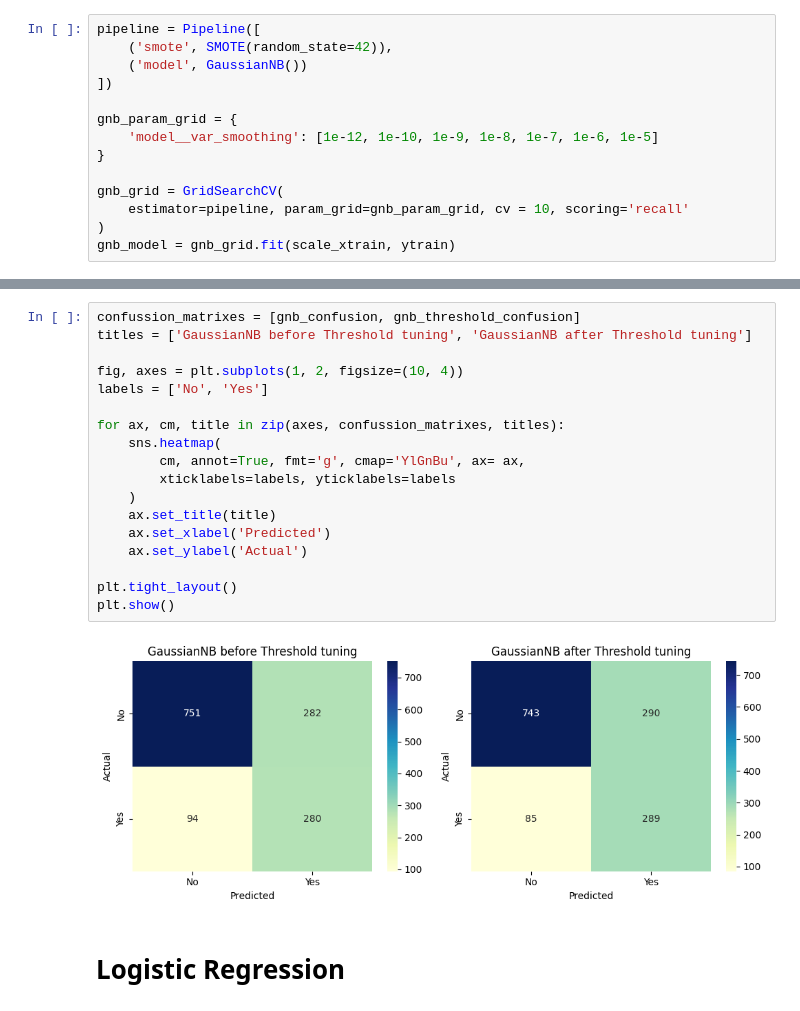
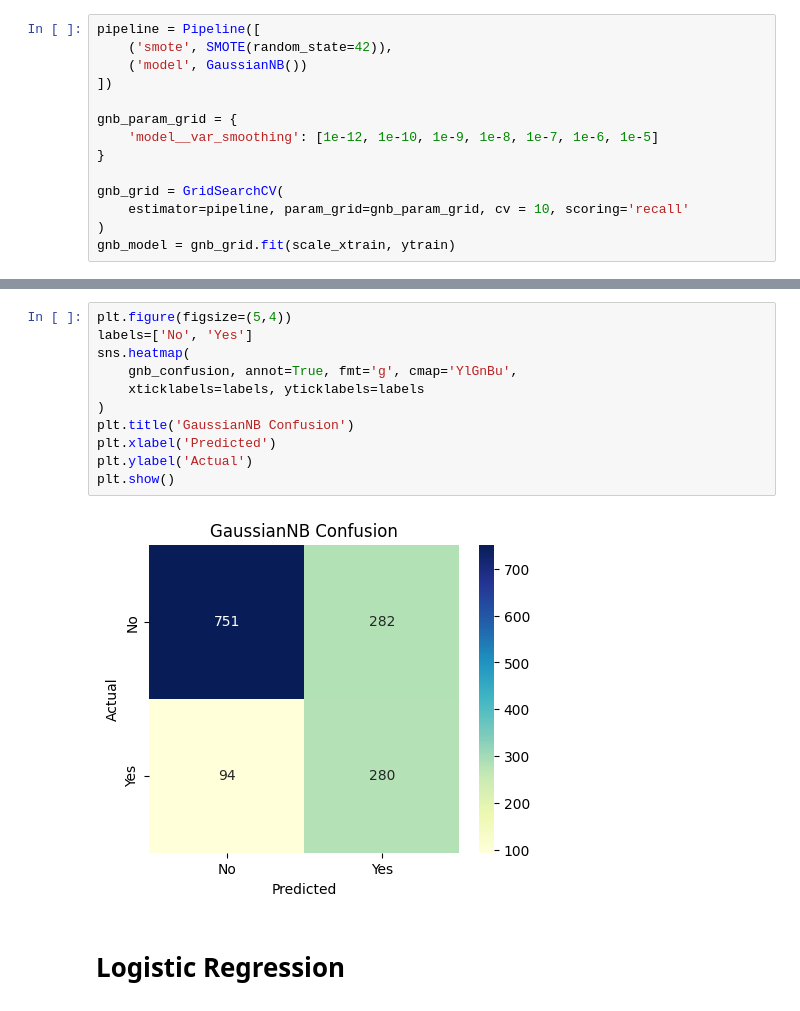
Before and after one commit to Md-Maruf-1727/customer-churn-prediction-ml, a Jupyter notebook: NoteBooks/04_model_training.ipynb, the cells around one changed output, grey strips where cells are left out. Drawn from its saved outputs; the diff is of its cells as text.

```diff
--- a/NoteBooks/04_model_training.ipynb
+++ b/NoteBooks/04_model_training.ipynb
@@ -230,23 +199,16 @@ Matrics After Threshold Tuning:
-# %%
-confussion_matrixes = [gnb_confusion, gnb_threshold_confusion]
-titles = ['GaussianNB before Threshold tuning', 'GaussianNB after Threshold tuning']
-
-fig, axes = plt.subplots(1, 2, figsize=(10, 4))
-labels = ['No', 'Yes']
-
-for ax, cm, title in zip(axes, confussion_matrixes, titles):
-    sns.heatmap(
-        cm, annot=True, fmt='g', cmap='YlGnBu', ax= ax,
-        xticklabels=labels, yticklabels=labels
-    )
-    ax.set_title(title)
-    ax.set_xlabel('Predicted')
-    ax.set_ylabel('Actual')
-
-plt.tight_layout()
-plt.show()
-# %% [output]
-[figure, removed]
+# %%
+plt.figure(figsize=(5,4))
+labels=['No', 'Yes']
+sns.heatmap(
+    gnb_confusion, annot=True, fmt='g', cmap='YlGnBu',
+    xticklabels=labels, yticklabels=labels
+)
+plt.title('GaussianNB Confusion')
+plt.xlabel('Predicted')
+plt.ylabel('Actual')
+plt.show()
+# %% [output]
+[figure, added]
 # %% [markdown]
 # Logistic Regression
 # %%
```
Also changed, not shown: parts of 22 cells of this notebook.
